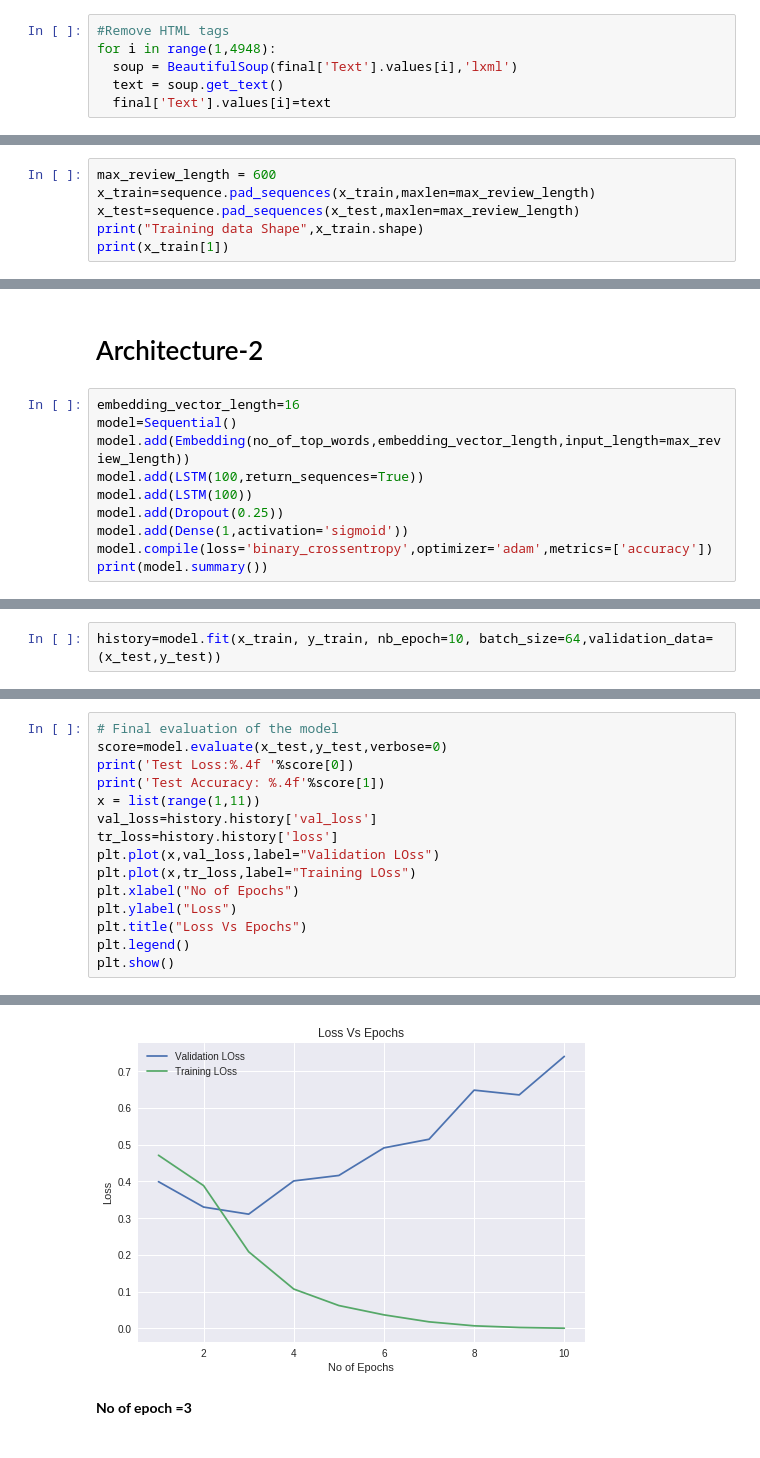
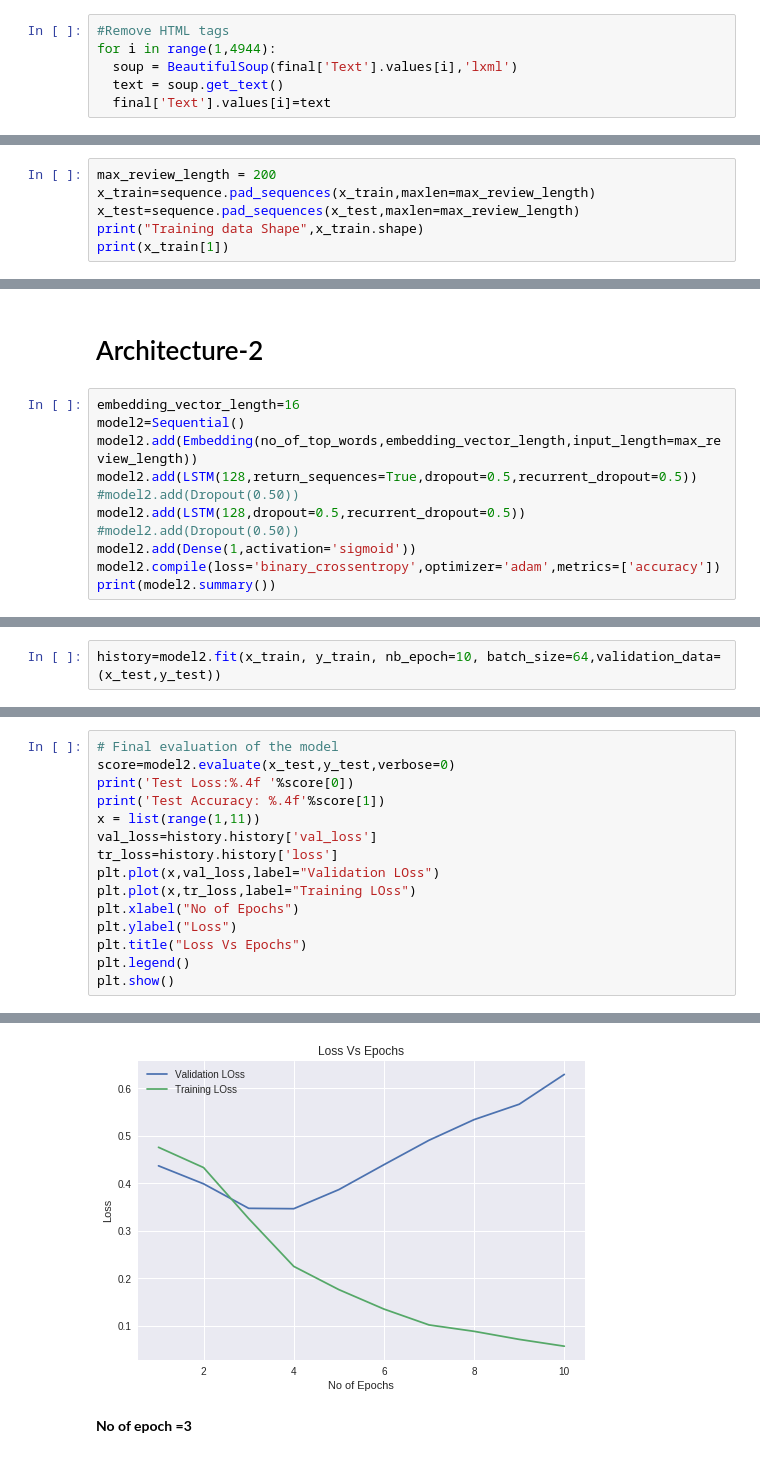
Before and after one commit to mitesh98/LSTM-Deep-Learning, a Jupyter notebook: LSTM.ipynb, the cells around one changed output, grey strips where cells are left out. Cells and saved outputs as stored; diff of their text form.

```diff
--- a/LSTM.ipynb
+++ b/LSTM.ipynb
@@ -91,7 +94,7 @@ for i in range(0,4948):
 **2.2 html tags Removal**
 # %%
 #Remove HTML tags
-for i in range(1,4948):
+for i in range(1,4944):
   soup = BeautifulSoup(final['Text'].values[i],'lxml')
   text = soup.get_text()
   final['Text'].values[i]=text
@@ -176,7 +179,7 @@ print(len(x_train[1]))
 # %% [markdown]
 # 3.2 **Padding**
 # %%
-max_review_length = 600
+max_review_length = 200
 x_train=sequence.pad_sequences(x_train,maxlen=max_review_length)
 x_test=sequence.pad_sequences(x_test,maxlen=max_review_length)
 print("Training data Shape",x_train.shape)
@@ -267,12 +272,13 @@ Test Accuracy: 0.8899
 # Architecture-2
 # %%
 embedding_vector_length=16
-model=Sequential()
-model.add(Embedding(no_of_top_words,embedding_vector_length,input_length=max_review_length))
-model.add(LSTM(100,return_sequences=True))
-model.add(LSTM(100))
-model.add(Dropout(0.25))
-model.add(Dense(1,activation='sigmoid'))
-model.compile(loss='binary_crossentropy',optimizer='adam',metrics=['accuracy'])
-print(model.summary())
+model2=Sequential()
+model2.add(Embedding(no_of_top_words,embedding_vector_length,input_length=max_review_length))
+model2.add(LSTM(128,return_sequences=True,dropout=0.5,recurrent_dropout=0.5))
+#model2.add(Dropout(0.50))
+model2.add(LSTM(128,dropout=0.5,recurrent_dropout=0.5))
+#model2.add(Dropout(0.50))
+model2.add(Dense(1,activation='sigmoid'))
+model2.compile(loss='binary_crossentropy',optimizer='adam',metrics=['accuracy'])
+print(model2.summary())
 # %% [output]
@@ -295,5 +300,5 @@ Non-trainable params: 0
 _________________________________________________________________
 None
 # %%
-history=model.fit(x_train, y_train, nb_epoch=10, batch_size=64,validation_data=(x_test,y_test))
+history=model2.fit(x_train, y_train, nb_epoch=10, batch_size=64,validation_data=(x_test,y_test))
 # %% [output]
@@ -317,6 +325,6 @@ Epoch 10/10
 # %%
 # Final evaluation of the model
-score=model.evaluate(x_test,y_test,verbose=0)
+score=model2.evaluate(x_test,y_test,verbose=0)
 print('Test Loss:%.4f '%score[0])
 print('Test Accuracy: %.4f'%score[1])
 x = list(range(1,11))
@@ -335,4 +343,4 @@ Test Accuracy: 0.8818
-[figure, old version]
+[figure, new version]
 # %% [markdown]
 **No of epoch =3**
 # %% [markdown]
```
Also changed, not shown: parts of 21 cells of this notebook.
